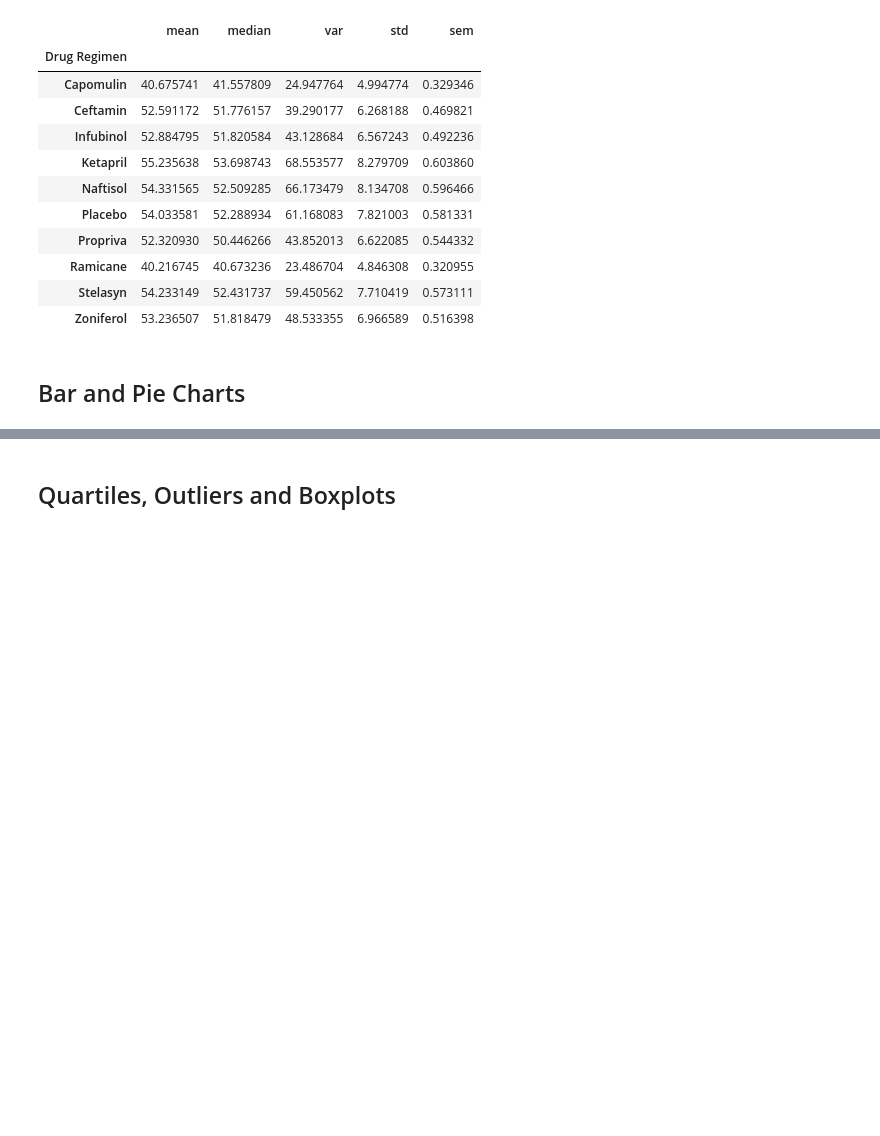
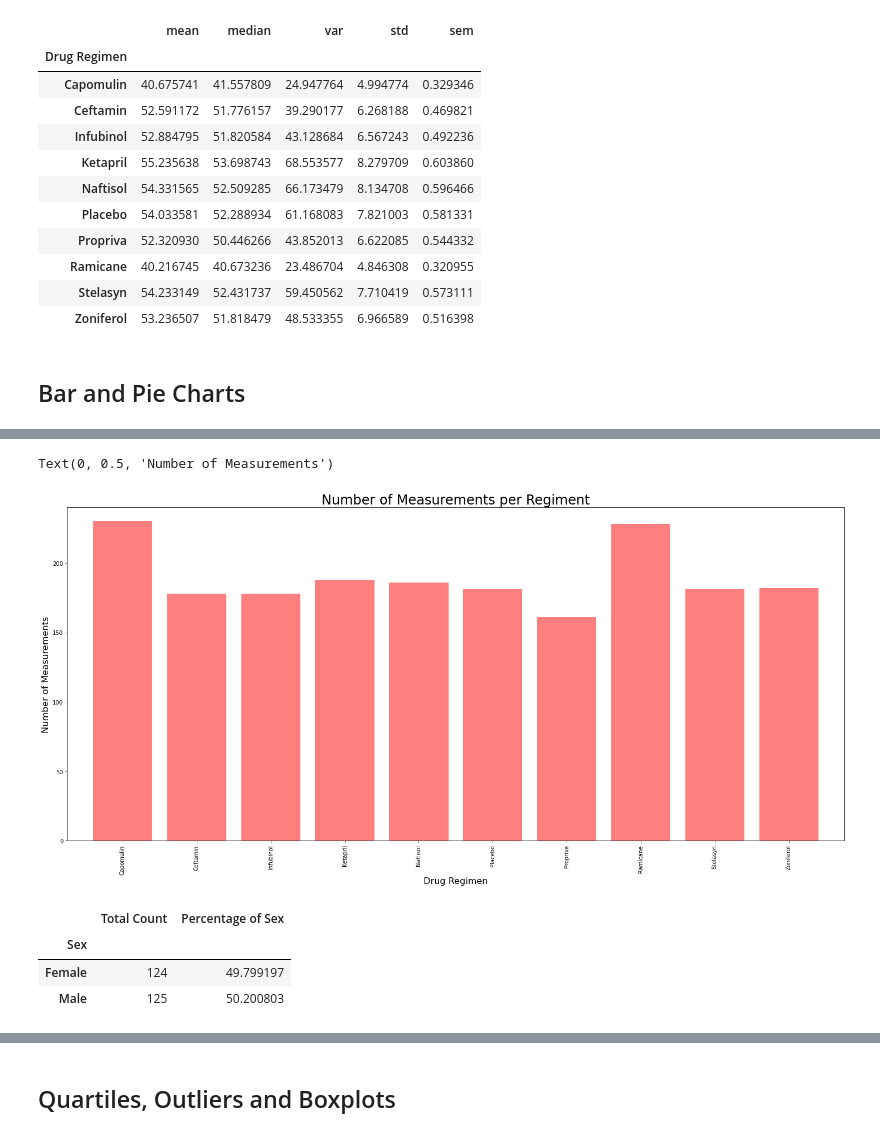
Before and after one commit to jpraasch/Matplotlib, a Jupyter notebook: Pymaceuticals/pymaceuticals_starter.ipynb, the cells around one changed output, grey strips where cells are left out. Saved outputs shown, nothing was run; the diff lists cells and outputs as text; code cells hidden in the pictures; blank space fills up the shorter version.

```diff
--- a/Pymaceuticals/pymaceuticals_starter.ipynb
+++ b/Pymaceuticals/pymaceuticals_starter.ipynb
@@ -135,2 +157,25 @@ Summary_stats_table
+# %%
+#Making chart with pyplot
+#most code is from lesson plan 2
+x_axis = np.arange(len(num_mice_per))
+fig1, ax1 = plt.subplots(figsize=(25,11))
+plt.bar(x_axis, mice_array, color= 'r', alpha=0.5, align='center')
+
+#setting tick locations
+tick_locations = [value for value in x_axis]
+
+plt.xticks(tick_locations, ['Capomulin', 'Ceftamin', 'Infubinol', 'Ketapril', 'Naftisol', 'Placebo', 'Propriva', 'Ramicane', 'Stelasyn', 'Zoniferol'],
+           rotation ='vertical')
+
+plt.xlim(-0.75, len(x_axis)-0.25)
+
+plt.ylim(0, max(mice_array)+10)
+
+plt.title("Number of Measurements per Regiment",fontsize = 24)
+plt.xlabel("Drug Regimen",fontsize = 16)
+plt.ylabel("Number of Measurements",fontsize = 16)
+# %% [output]
+Text(0, 0.5, 'Number of Measurements')
+[figure, added]
 # %%
 # Generate a pie plot showing the distribution of female versus male mice using pandas
@@ -138,0 +190,11 @@ Summary_stats_table
+# %%
+#creating a precentage column
+mouse_gender["Percentage of Sex"] = (100*(mouse_gender["Total Count"]/mouse_gender["Total Count"].sum()))
+
+#Show dataframe
+mouse_gender
+# %% [output]
+|  | Total Count | Percentage of Sex |
+| Sex |  |  |
+| Female | 124 | 49.799197 |
+| Male | 125 | 50.200803 |
```
Also changed, not shown: parts of 9 cells of this notebook.
